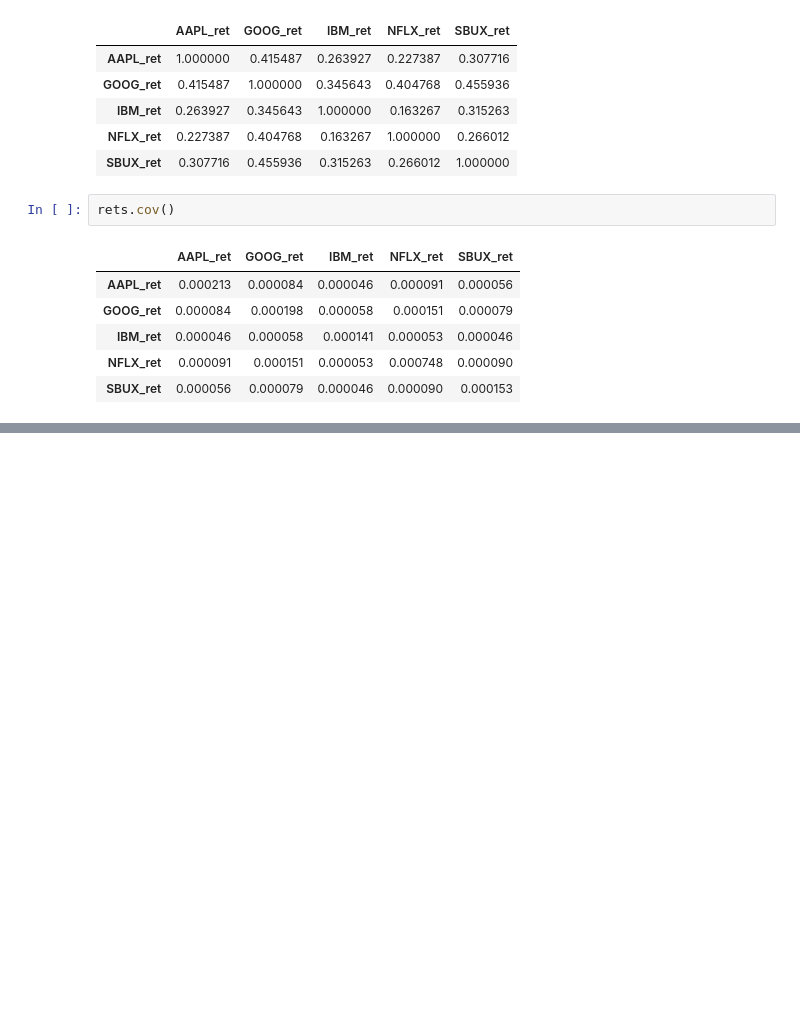
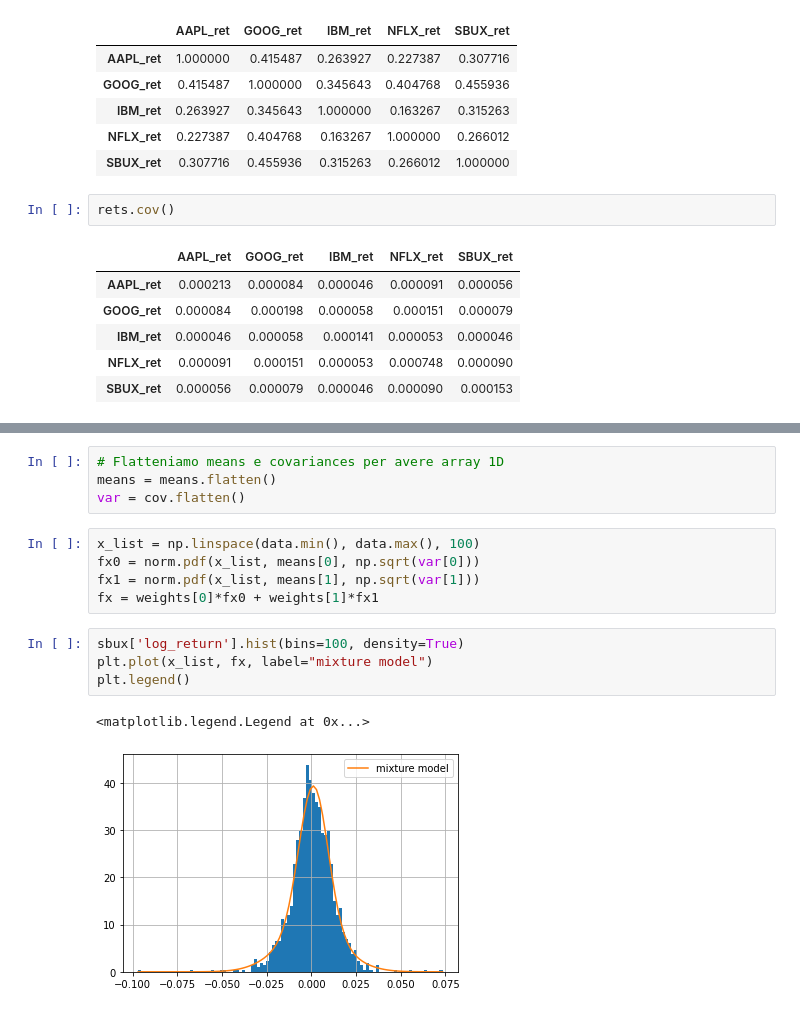
Before and after one commit to emiliocimino/financialengineering, a Jupyter notebook: 1 - Financial Basis/Financial Statistics.ipynb, the cells around one changed output, grey strips where cells are left out. Saved outputs shown, nothing was run; the diff lists cells and outputs as text; blank space fills up the shorter version.

```diff
--- a/1 - Financial Basis/Financial Statistics.ipynb
+++ b/1 - Financial Basis/Financial Statistics.ipynb
@@ -624,0 +694,16 @@ rets.cov()
+# %%
+# Flatteniamo means e covariances per avere array 1D
+means = means.flatten()
+var = cov.flatten()
+# %%
+x_list = np.linspace(data.min(), data.max(), 100)
+fx0 = norm.pdf(x_list, means[0], np.sqrt(var[0]))
+fx1 = norm.pdf(x_list, means[1], np.sqrt(var[1]))
+fx = weights[0]*fx0 + weights[1]*fx1
+# %%
+sbux['log_return'].hist(bins=100, density=True)
+plt.plot(x_list, fx, label="mixture model")
+plt.legend()
+# %% [output]
+<matplotlib.legend.Legend at 0x...>
+[figure, added]
```
Also changed, not shown: parts of 19 cells of this notebook, 3 other files.
